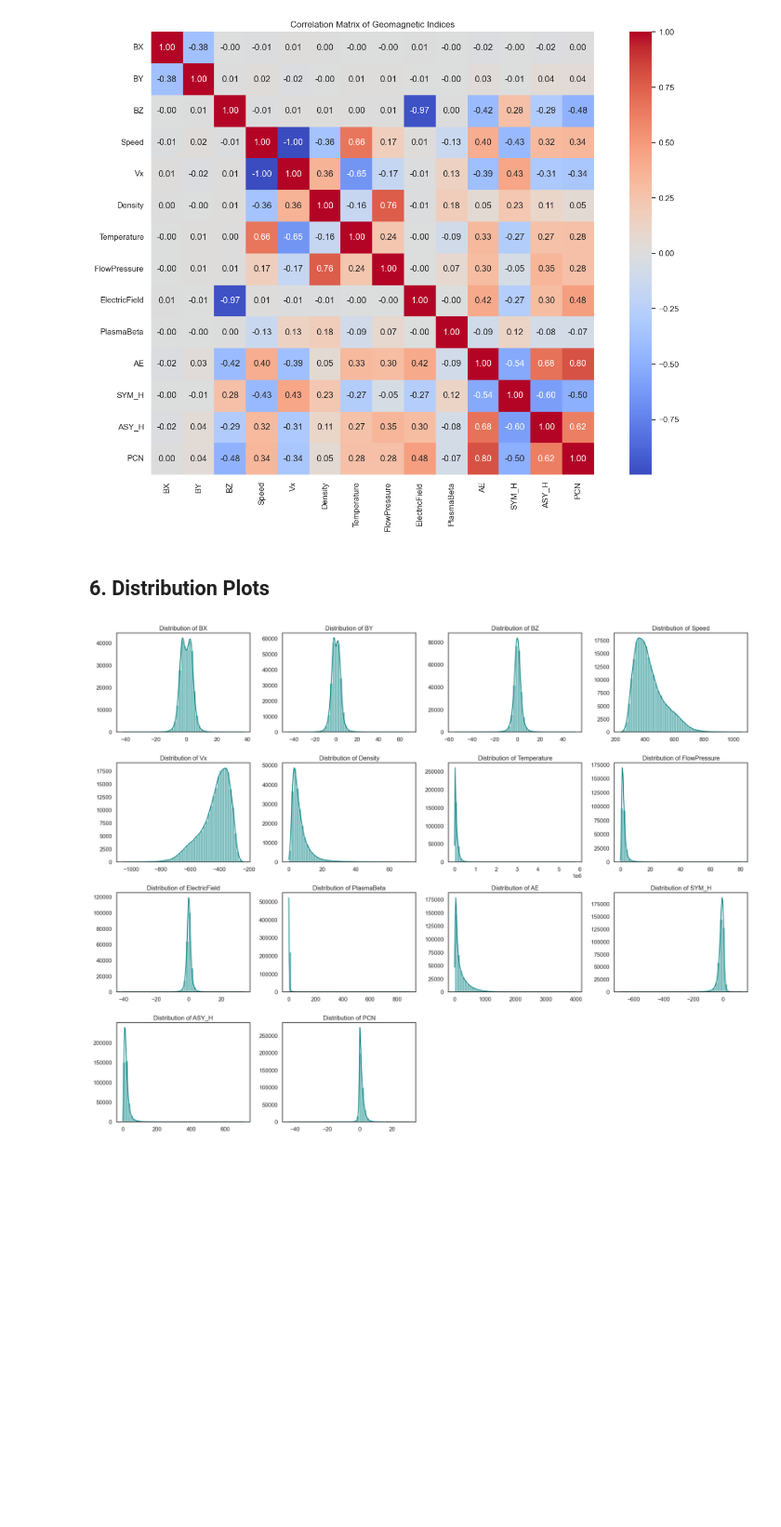
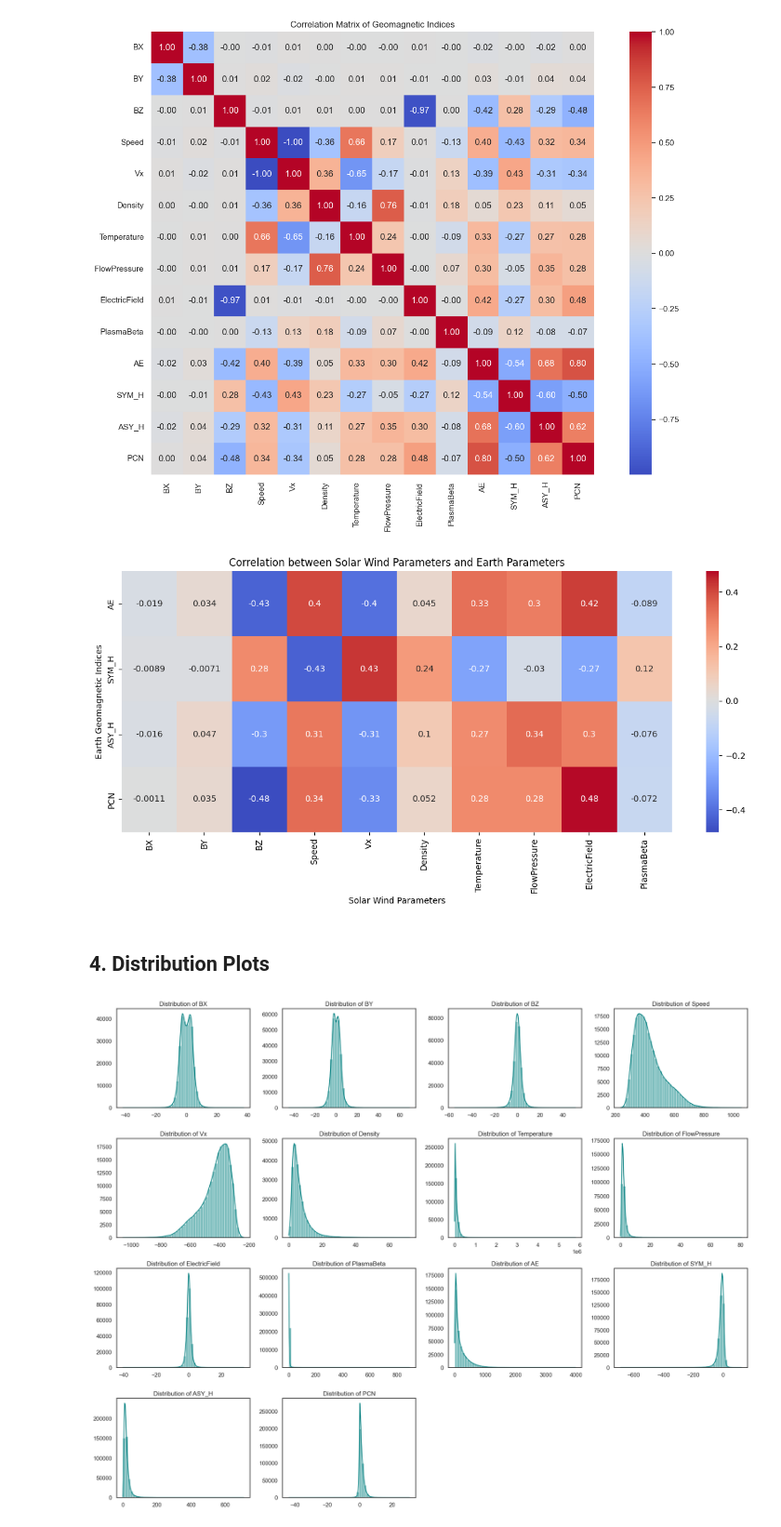
Before and after one commit to shivangichaudhary/Space-Weather-Event-Analysis, a Jupyter notebook: Notebooks/omni2.ipynb, the cells around one changed output. Shown at 93% size. Drawn from its saved outputs; the diff is of its cells as text; code cells hidden in the pictures; blank space fills up the shorter version.

```diff
--- a/Notebooks/omni2.ipynb
+++ b/Notebooks/omni2.ipynb
@@ -336,7 +310,37 @@ plt.show()
 # %% [output]
 [figure]
+# %%
+import seaborn as sns
+import matplotlib.pyplot as plt
+
+# Define variable groups
+solar_wind_features = [
+    "BX", "BY", "BZ", "Speed", "Vx", "Density", "Temperature",
+    "FlowPressure", "ElectricField", "PlasmaBeta"
+]
+earth_targets = ["AE", "SYM_H", "ASY_H", "PCN"]
+
+# Drop NaNs only in selected columns
+filtered_df = full_df[solar_wind_features + earth_targets].dropna()
+
+# Compute full correlation matrix
+corr_matrix = filtered_df.corr()
+
+# Extract only Solar vs Earth correlations
+solar_vs_earth_corr = corr_matrix.loc[earth_targets, solar_wind_features]
+
+# Plot the heatmap
+plt.figure(figsize=(12, 6))
+sns.heatmap(solar_vs_earth_corr, annot=True, cmap='coolwarm', center=0)
+plt.title("Correlation between Solar Wind Parameters and Earth Parameters")
+plt.xlabel("Solar Wind Parameters")
+plt.ylabel("Earth Geomagnetic Indices")
+plt.tight_layout()
+plt.show()
+# %% [output]
+[figure, added]
 # %% [markdown]
-## 6. Distribution Plots
+## 4. Distribution Plots
 # %%
 variables_to_plot = [
     "BX", "BY", "BZ", "Speed", "Vx", "Density", "Temperature",
```
Also changed, not shown: parts of 55 cells of this notebook, 10 other files.
